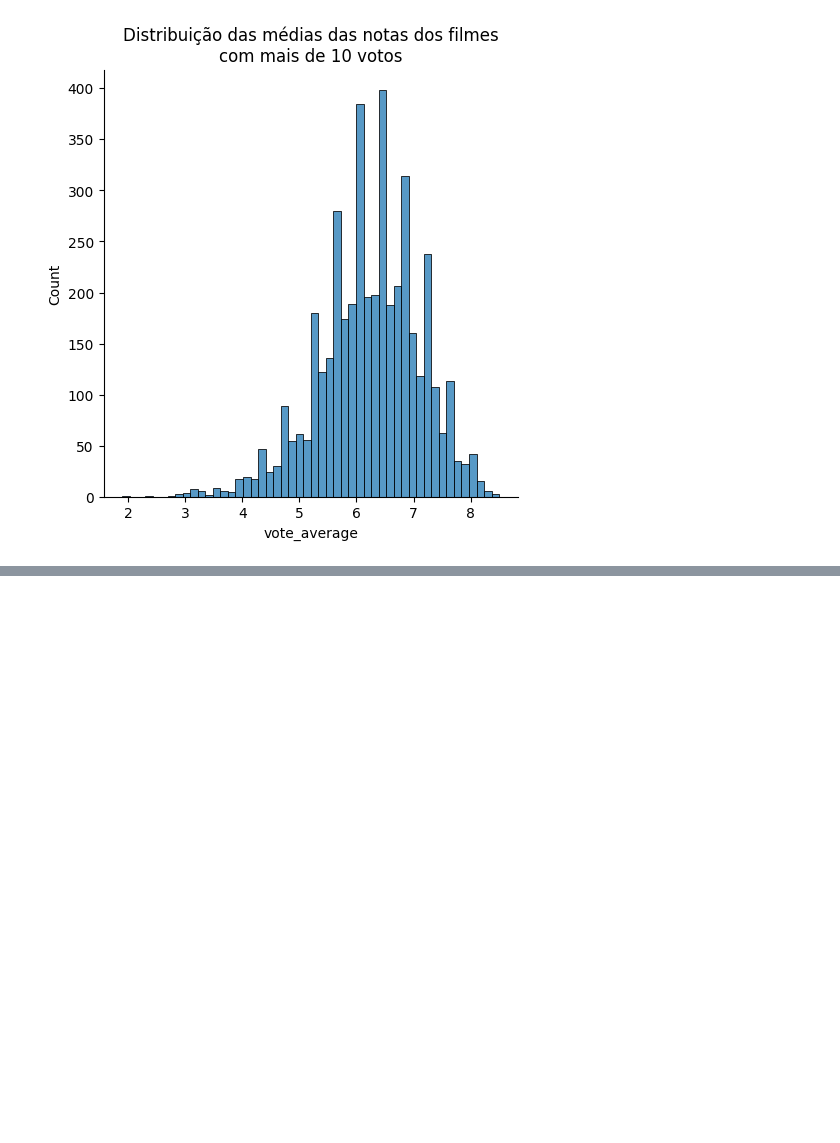
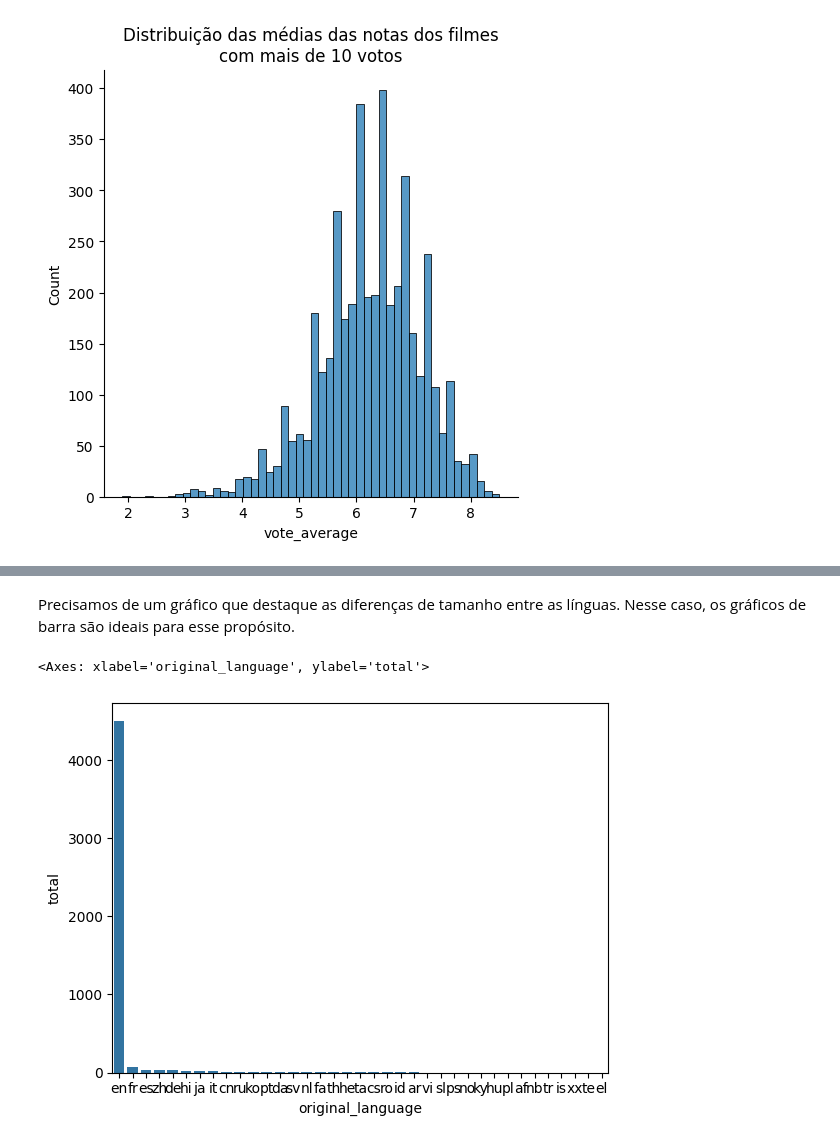
Before and after one commit to orlandojsjunior/Data_Science-explorando_e_analisando_dados, a Jupyter notebook: Explorando_e_analisando_dados.ipynb, the cells around one changed output, grey strips where cells are left out. Cells and saved outputs as stored; diff of their text form; code cells hidden in the pictures; blank space fills up the shorter version.

```diff
--- a/Explorando_e_analisando_dados.ipynb
+++ b/Explorando_e_analisando_dados.ipynb
@@ -506,0 +616,7 @@ plt.show()
+# %% [markdown]
+Precisamos de um gráfico que destaque as diferenças de tamanho entre as línguas. Nesse caso, os gráficos de barra são ideais para esse propósito.
+# %%
+sns.barplot(data = contagem_de_lingua, x="original_language", y="total")
+# %% [output]
+<Axes: xlabel='original_language', ylabel='total'>
+[figure, added]
```
Also changed, not shown: parts of 19 cells of this notebook.
